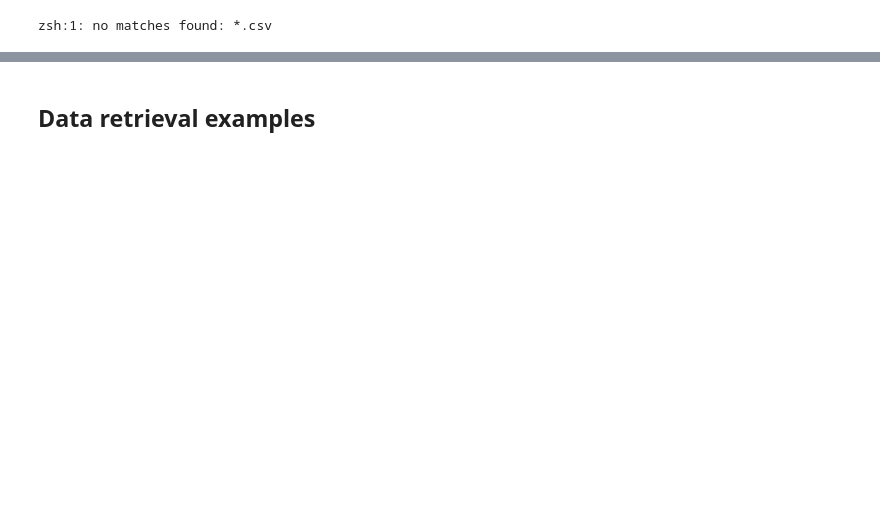
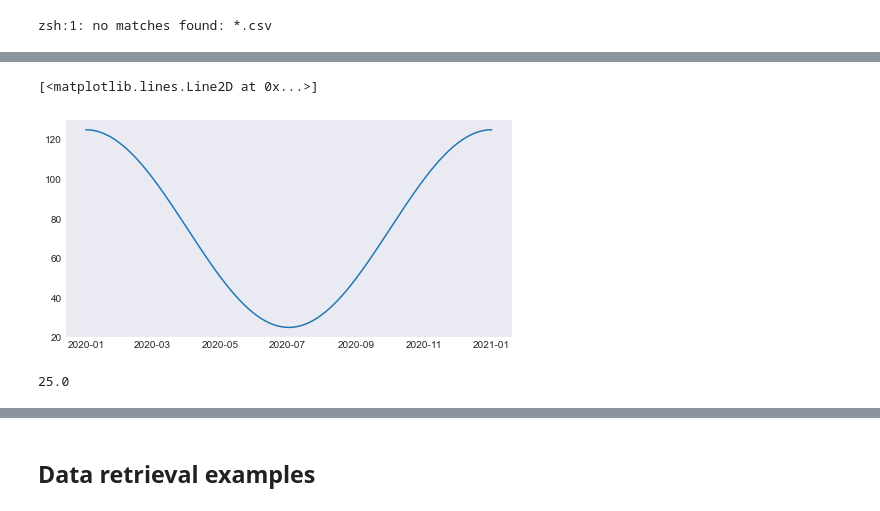
Before and after one commit to bancorprotocol/carbon-simulator, a Jupyter notebook: resources/data/Generate.ipynb, the cells around one changed output, grey strips where cells are left out. Drawn from its saved outputs; the diff is of its cells as text; code cells hidden in the pictures; blank space fills up the shorter version.

Commit message:
Data generation, pdread, NB052

```diff
--- a/resources/data/Generate.ipynb
+++ b/resources/data/Generate.ipynb
@@ -224,0 +95,33 @@ zsh:1: no matches found: *.csv
+# %%
+start_dt=pd.Timestamp("2020-01-01")
+end_dt=pd.Timestamp("2021-01-01")
+nsteps = 200
+delt = (end_dt-start_dt)/nsteps
+x = lambda n: 2*pi*n/nsteps
+t = lambda n: start_dt + delt*n
+p = lambda i, f: 75+50*cos((f+1)*x(i))
+assert x(nsteps) == 2*pi
+assert t(nsteps) == end_dt
+
+
+ix = 10
+time = np.array([t(i) for i in range(nsteps+1)])
+
+dfs = [
+    pd.DataFrame(
+        np.array([p(i,ix) for i in range(nsteps+1)]),
+        index=time,
+        columns=[f"p-a-{ix:02d}"]
+    )
+for ix in range(10)
+]
+df_aggr = pd.concat(dfs, axis=1)
+df_aggr.to_pickle("COS.pickle")
+plt.plot(dfs[0])
+# %% [output]
+[<matplotlib.lines.Line2D at 0x...>]
+[figure, added]
+# %%
+p(100,5)
+# %% [output]
+25.0
```
Also changed, not shown: parts of 29 cells of this notebook, 8 other files.
